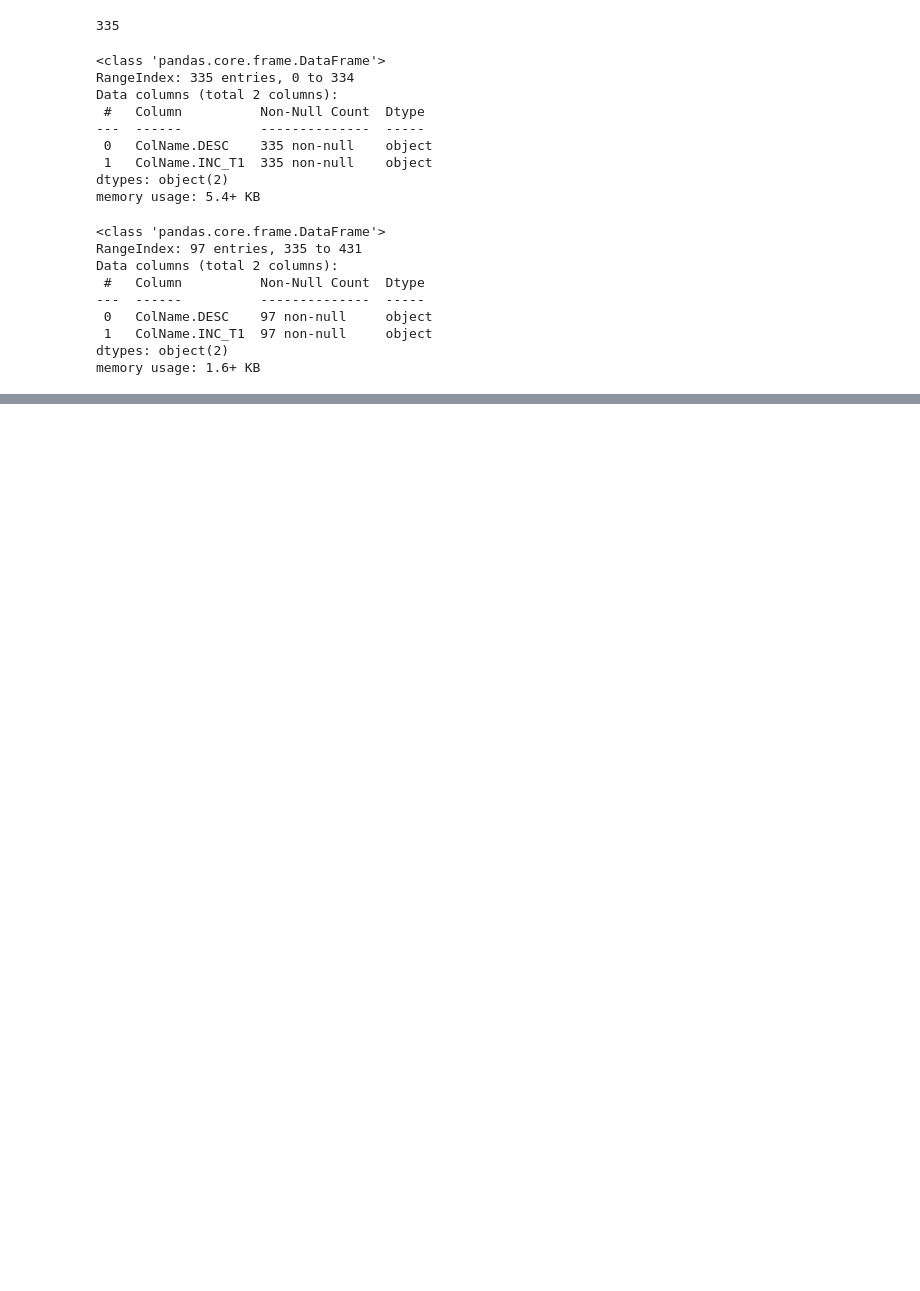
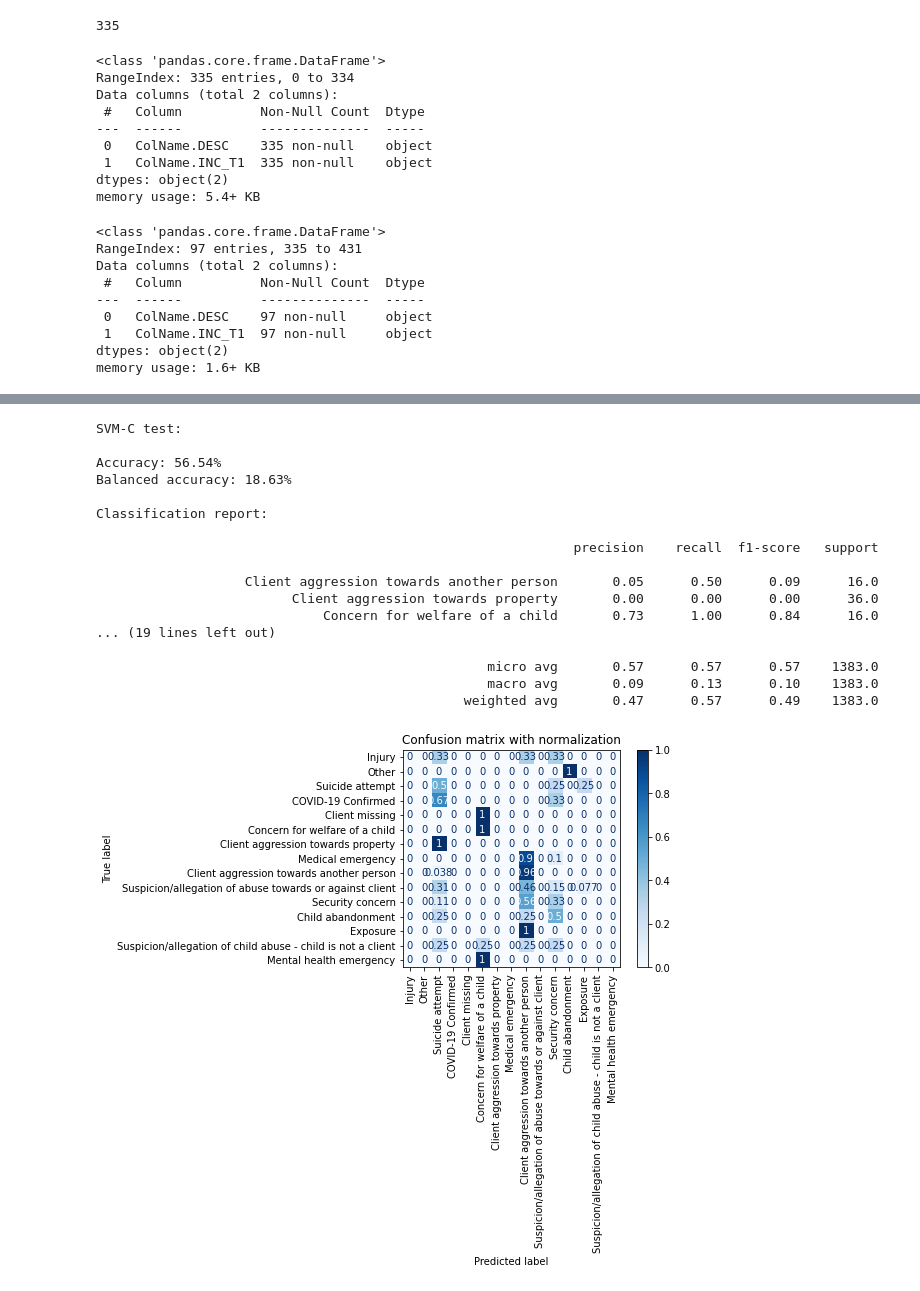
Before and after one commit to Code-the-Change-YYC/YW-NLP-Report-Classifier, a Jupyter notebook: training/description_classification/new_data_training.ipynb, the cells around one changed output, grey strips where cells are left out. Saved outputs shown, nothing was run; the diff lists cells and outputs as text; code cells hidden in the pictures; blank space fills up the shorter version.

```diff
--- a/training/description_classification/new_data_training.ipynb
+++ b/training/description_classification/new_data_training.ipynb
@@ -232,0 +161,22 @@ SVM test set classification report
+# %%
+print('SVM-C test:\n')
+utils.show_classification_report(svm, X_test, y_test, sample_weight=weight_test)
+# %% [output]
+SVM-C test:
+
+Accuracy: 56.54%
+Balanced accuracy: 18.63%
+
+Classification report:
+
+                                                             precision    recall  f1-score   support
+
+                   Client aggression towards another person       0.05      0.50      0.09      16.0
+                         Client aggression towards property       0.00      0.00      0.00      36.0
+                             Concern for welfare of a child       0.73      1.00      0.84      16.0
+... (19 lines left out)
+
+                                                  micro avg       0.57      0.57      0.57    1383.0
+                                                  macro avg       0.09      0.13      0.10    1383.0
+                                               weighted avg       0.47      0.57      0.49    1383.0
+[figure, added]
```
Also changed, not shown: parts of 7 cells of this notebook, 4 other files.
